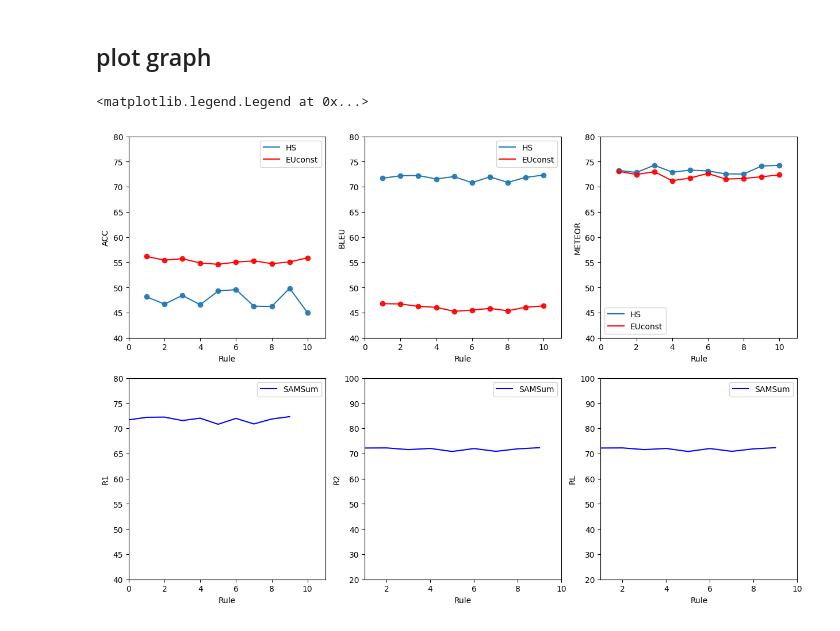
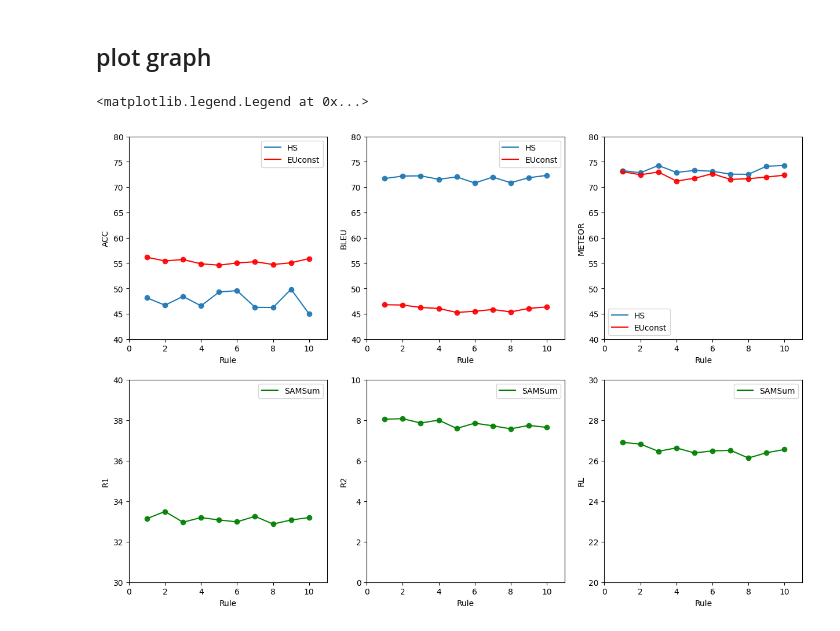
Before and after one commit to chinesebear/fuzzys2s, a Jupyter notebook: doc/fuzzys2s_rule.ipynb, the cells around one changed output. Saved outputs shown, nothing was run; the diff lists cells and outputs as text; code cells hidden in the pictures.

```diff
--- a/doc/fuzzys2s_rule.ipynb
+++ b/doc/fuzzys2s_rule.ipynb
@@ -23,6 +23,17 @@ euconst_data = [[56.15,46.79,73.08],
     [54.74,45.37,71.67],
     [55.07,46.07,72.00],
     [55.90,46.35,72.37]]
+
+samsum_data = [[33.14,8.05,26.90],
+    [33.49,8.07,26.82] ,
+    [32.96,7.86,26.46] ,
+    [33.19,8.00,26.63] ,
+    [33.07,7.59,26.38] ,
+    [32.98,7.85,26.48] ,
+    [33.25,7.72,26.51] ,
+    [32.87,7.57,26.13] ,
+    [33.07,7.74,26.39] ,
+    [33.19,7.64,26.55] ]
 # %% [markdown]
 ## plot graph
 # %%
@@ -32,6 +43,7 @@ import numpy as np
 rule_data = np.arange(1, 11, 1)
 hs_data = np.array(hs_data)
 euconst_data = np.array(euconst_data)
+samsum_data = np.array(samsum_data)
 
 f, axes = plt.subplots(2, 3, figsize=(15,10))
 
@@ -64,42 +76,45 @@ sub_graph.plot(rule_data, hs_data[:, 2], label='HS')
 sub_graph.scatter(rule_data, hs_data[:, 2], alpha=.9)
 sub_graph.plot(rule_data, euconst_data[:, 2], label='EUconst', color='r')
 sub_graph.scatter(rule_data, euconst_data[:, 2], alpha=.9, color='r')
 # sub_graph.set_title("SamSum(FuzzyS2S-T)")
 sub_graph.set_xlabel("Rule")
 sub_graph.set_ylabel("METEOR")
 sub_graph.set_xlim(0,11)
 sub_graph.set_ylim(40,80)
 sub_graph.legend()
 
 sub_graph = axes[1][0]
-data = hs_data
-sub_graph.plot(data[:, 1], label='SAMSum',color='b')
+data = samsum_data
+sub_graph.plot(rule_data, data[:, 0], label='SAMSum',color='g')
+sub_graph.scatter(rule_data, data[:, 0], alpha=.9, color='g')
 # sub_graph.set_title("EUconst(FuzzyS2S-T)")
 sub_graph.set_xlabel("Rule")
 sub_graph.set_ylabel("R1")
 sub_graph.set_xlim(0,11)
-sub_graph.set_ylim(40,80)
+sub_graph.set_ylim(30,40)
 sub_graph.legend()
 
 sub_graph = axes[1][1]
-data = hs_data
-sub_graph.plot(data[:, 1], label='SAMSum',color='b')
+data = samsum_data
+sub_graph.plot(rule_data, data[:, 1], label='SAMSum',color='g')
+sub_graph.scatter(rule_data, data[:, 1], alpha=.9, color='g')
 # sub_graph.set_title("HS(FuzzyS2S-T)")
 sub_graph.set_xlabel("Rule")
 sub_graph.set_ylabel("R2")
-sub_graph.set_xlim(1,10)
-sub_graph.set_ylim(20,100)
+sub_graph.set_xlim(0,11)
+sub_graph.set_ylim(0,10)
 sub_graph.legend()
 
 sub_graph = axes[1][2]
-data = hs_data
-sub_graph.plot(data[:, 1], label='SAMSum',color='b')
+data = samsum_data
+sub_graph.plot(rule_data, data[:, 2], label='SAMSum',color='g')
+sub_graph.scatter(rule_data, data[:, 2], alpha=.9, color='g')
 # sub_graph.set_title("SamSum(FuzzyS2S-T)")
 sub_graph.set_xlabel("Rule")
 sub_graph.set_ylabel("RL")
-sub_graph.set_xlim(1,10)
-sub_graph.set_ylim(20,100)
+sub_graph.set_xlim(0,11)
+sub_graph.set_ylim(20,30)
 sub_graph.legend()
 # %% [output]
 <matplotlib.legend.Legend at 0x...>
-[figure, old version]
+[figure, new version]
```
Also changed, not shown: 5 other files.
